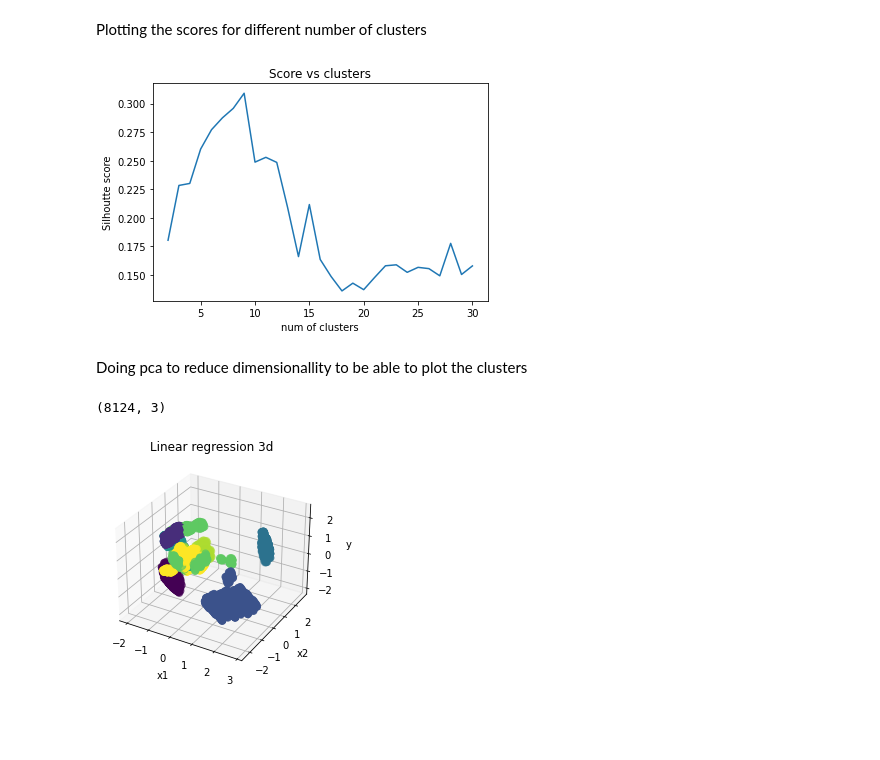
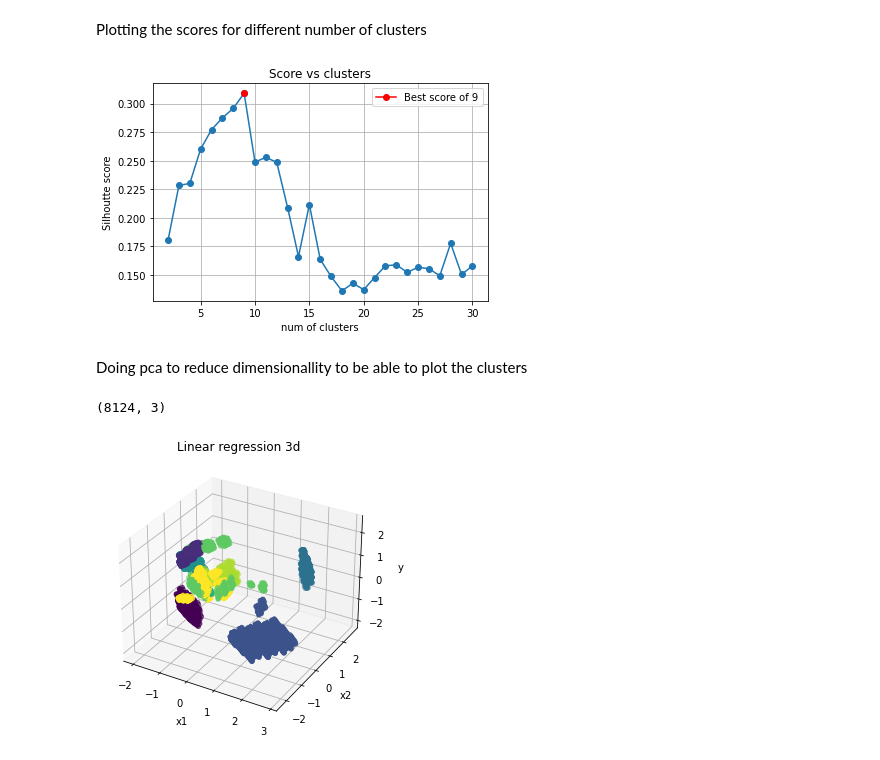
Before and after one commit to hamasl/IDATT2502, a Jupyter notebook: Task7/task.ipynb, the cells around one changed output. Cells and saved outputs as stored; diff of their text form; code cells hidden in the pictures; blank space fills up the shorter version.

```diff
--- a/Task7/task.ipynb
+++ b/Task7/task.ipynb
@@ -33,28 +33,33 @@ import matplotlib.pyplot as plt
 plt.title("Score vs clusters")
 plt.xlabel("num of clusters")
 plt.ylabel("Silhoutte score")
-plt.plot([info[i][0] for i in range(len(info))], [info[i][1] for i in range(len(info))])
+plt.plot([info[i][0] for i in range(len(info))], [info[i][1] for i in range(len(info))], marker="o")
+plt.plot(best[0], best[1], marker="o", color="red", label=f"Best score of {best[0]}")
+plt.grid()
+plt.legend()
 plt.show()
 # %% [output]
-[figure, old version]
+[figure, new version]
 # %% [markdown]
 Doing pca to reduce dimensionallity to be able to plot the clusters
 # %%
 from sklearn import decomposition
 pca = decomposition.PCA(n_components=3)
 x_pca = pca.fit_transform(dummies, best[2])
 print(x_pca.shape)
 
 
 fig = plt.figure("Linear regression 3d")
 ax = fig.add_subplot(projection='3d')
 ax.set_title("Linear regression 3d")
 ax.set_xlabel("x1")
 ax.set_ylabel("x2")
 ax.set_zlabel("y")
+fig.set_figheight(5)
+fig.set_figwidth(5)
 # Scatter for the actual data
-ax.scatter(x_pca[:, 0], x_pca[:, 1], x_pca[:, 2], c=best[2], s=50, cmap="viridis")
+ax.scatter(x_pca[:, 0], x_pca[:, 1], x_pca[:, 2], c=best[2], s=20, cmap="viridis")
 plt.show()
 # %% [output]
 (8124, 3)
-[figure, old version]
+[figure, new version]
```
